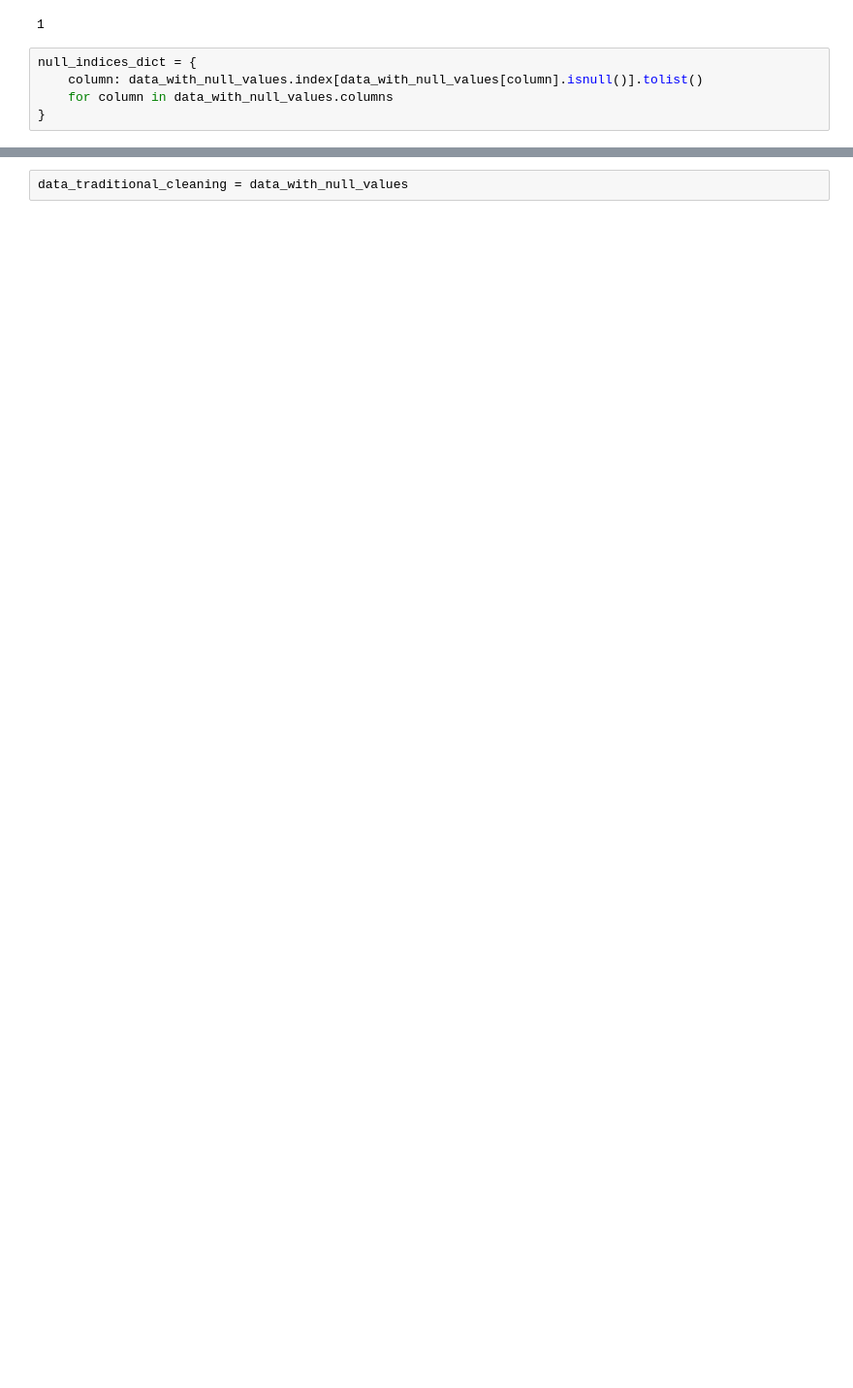
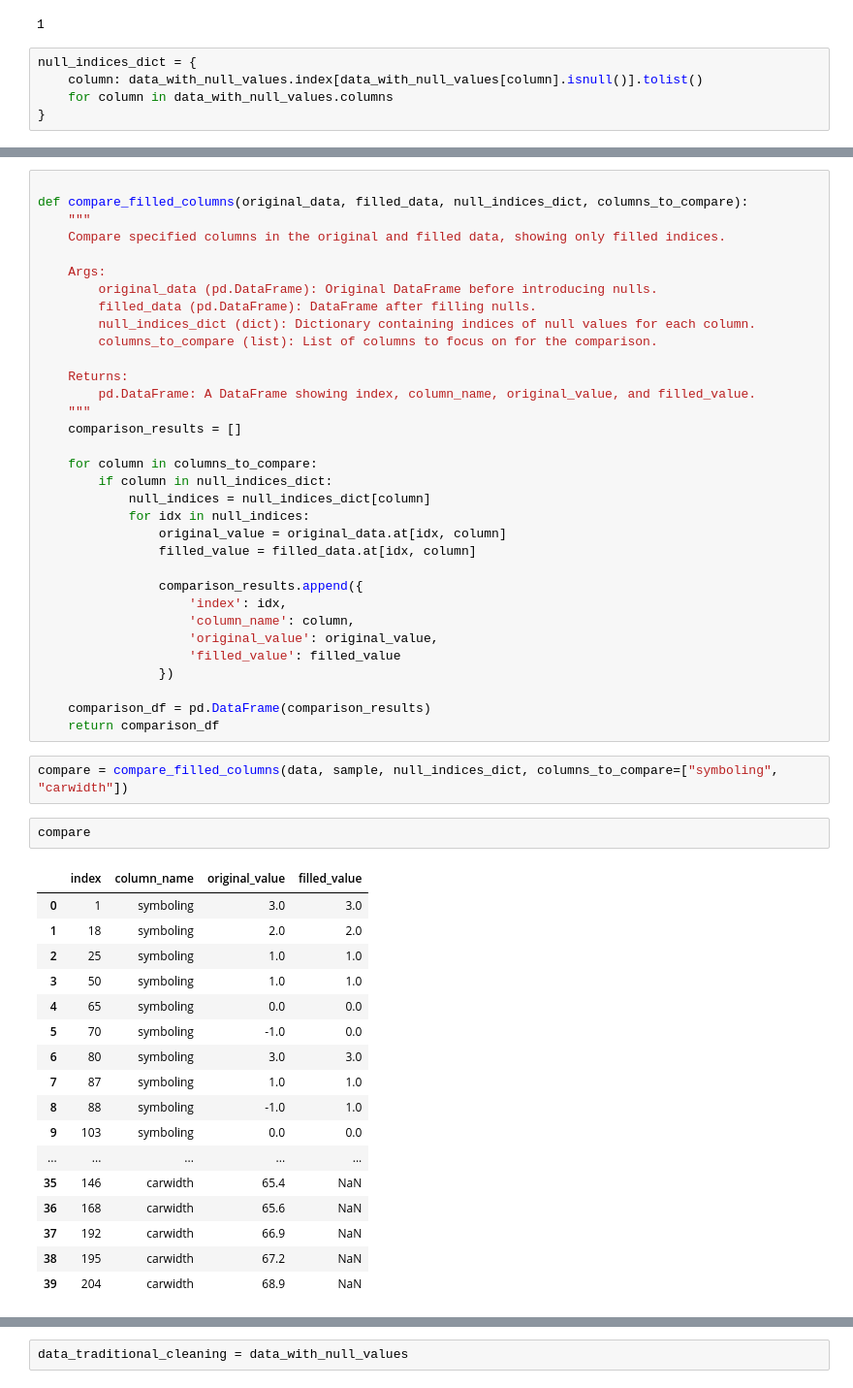
Before and after one commit to harmeshgv/missing-value-imputation, a Jupyter notebook: model_new.ipynb, the cells around one changed output, grey strips where cells are left out. Shown at 97% size. Saved outputs shown, nothing was run; the diff lists cells and outputs as text; blank space fills up the shorter version.

```diff
--- a/model_new.ipynb
+++ b/model_new.ipynb
@@ -196,2 +270,57 @@ def iterative_Cleaning_discrete_values(data, null_place_df,columns_list, number_
+# %%
+
+def compare_filled_columns(original_data, filled_data, null_indices_dict, columns_to_compare):
+    """
+    Compare specified columns in the original and filled data, showing only filled indices.
+
+    Args:
+        original_data (pd.DataFrame): Original DataFrame before introducing nulls.
+        filled_data (pd.DataFrame): DataFrame after filling nulls.
+        null_indices_dict (dict): Dictionary containing indices of null values for each column.
+        columns_to_compare (list): List of columns to focus on for the comparison.
+
+    Returns:
+        pd.DataFrame: A DataFrame showing index, column_name, original_value, and filled_value.
+    """
+    comparison_results = []
+
+    for column in columns_to_compare:
+        if column in null_indices_dict:
+            null_indices = null_indices_dict[column]
+            for idx in null_indices:
+                original_value = original_data.at[idx, column]
+                filled_value = filled_data.at[idx, column]
+
+                comparison_results.append({
+                    'index': idx,
+                    'column_name': column,
+                    'original_value': original_value,
+                    'filled_value': filled_value
+                })
+
+    comparison_df = pd.DataFrame(comparison_results)
+    return comparison_df
+# %%
+compare = compare_filled_columns(data, sample, null_indices_dict, columns_to_compare=["symboling", "carwidth"])
+# %%
+compare
+# %% [output]
+|  | index | column_name | original_value | filled_value |
+| 0 | 1 | symboling | 3.0 | 3.0 |
+| 1 | 18 | symboling | 2.0 | 2.0 |
+| 2 | 25 | symboling | 1.0 | 1.0 |
+| 3 | 50 | symboling | 1.0 | 1.0 |
+| 4 | 65 | symboling | 0.0 | 0.0 |
+| 5 | 70 | symboling | -1.0 | 0.0 |
+| 6 | 80 | symboling | 3.0 | 3.0 |
+| 7 | 87 | symboling | 1.0 | 1.0 |
+| 8 | 88 | symboling | -1.0 | 1.0 |
+| 9 | 103 | symboling | 0.0 | 0.0 |
+| ... | ... | ... | ... | ... |
+| 35 | 146 | carwidth | 65.4 | NaN |
+| 36 | 168 | carwidth | 65.6 | NaN |
+| 37 | 192 | carwidth | 66.9 | NaN |
+| 38 | 195 | carwidth | 67.2 | NaN |
+| 39 | 204 | carwidth | 68.9 | NaN |
 # %%
 def iterative_Cleaning_continous_value(data, null_place_df,columns_list, number_of_loops):
```
Also changed, not shown: parts of 38 cells of this notebook, 4 other files.
